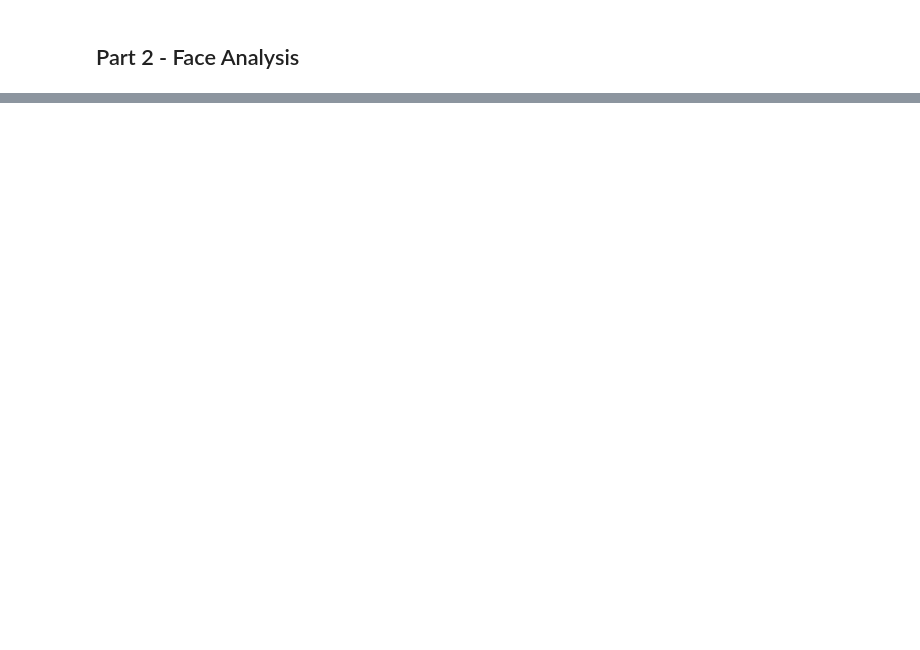
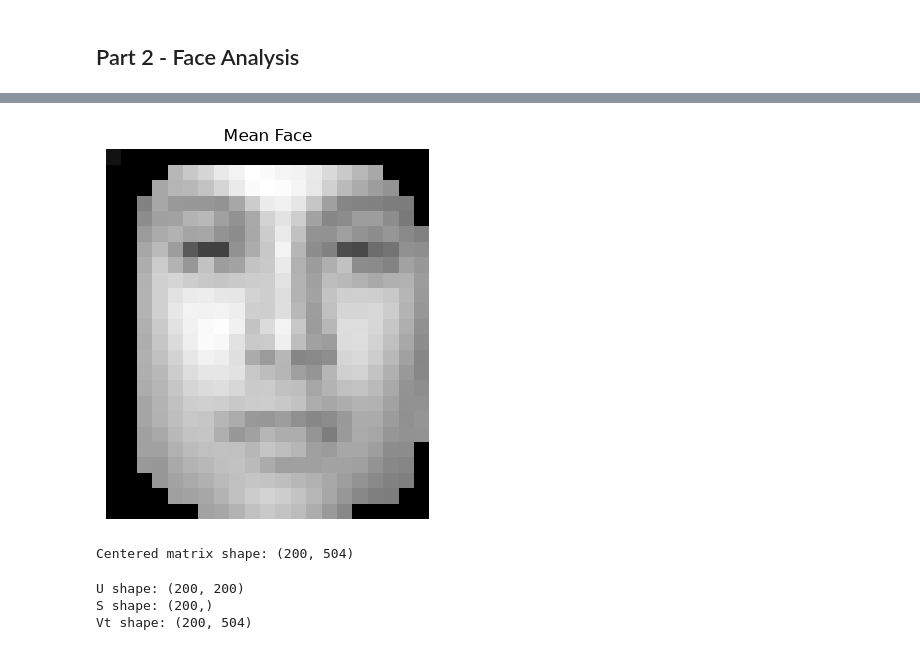
Before and after one commit to Hevyweight/2016-Election-Data-Analysis, a Jupyter notebook: Ethan_Lee_project1.ipynb, the cells around one changed output, grey strips where cells are left out. Cells and saved outputs as stored; diff of their text form; code cells hidden in the pictures; blank space fills up the shorter version.

```diff
--- a/Ethan_Lee_project1.ipynb
+++ b/Ethan_Lee_project1.ipynb
@@ -386,0 +441,25 @@ plt.show()
+# %%
+plt.imshow(mean_face.reshape(24, 21), cmap="gray")
+plt.title("Mean Face")
+plt.axis("off")
+plt.show()
+# %% [output]
+[figure, added]
+# %%
+# Center the data
+Y = X - mean_face
+
+print("Centered matrix shape:", Y.shape)
+# %% [output]
+Centered matrix shape: (200, 504)
+# %%
+# Compute economy-sized SVD
+U, S, Vt = np.linalg.svd(Y, full_matrices=False)
+
+print("U shape:", U.shape)
+print("S shape:", S.shape)
+print("Vt shape:", Vt.shape)
+# %% [output]
+U shape: (200, 200)
+S shape: (200,)
+Vt shape: (200, 504)
```
Also changed, not shown: parts of 14 cells of this notebook.
